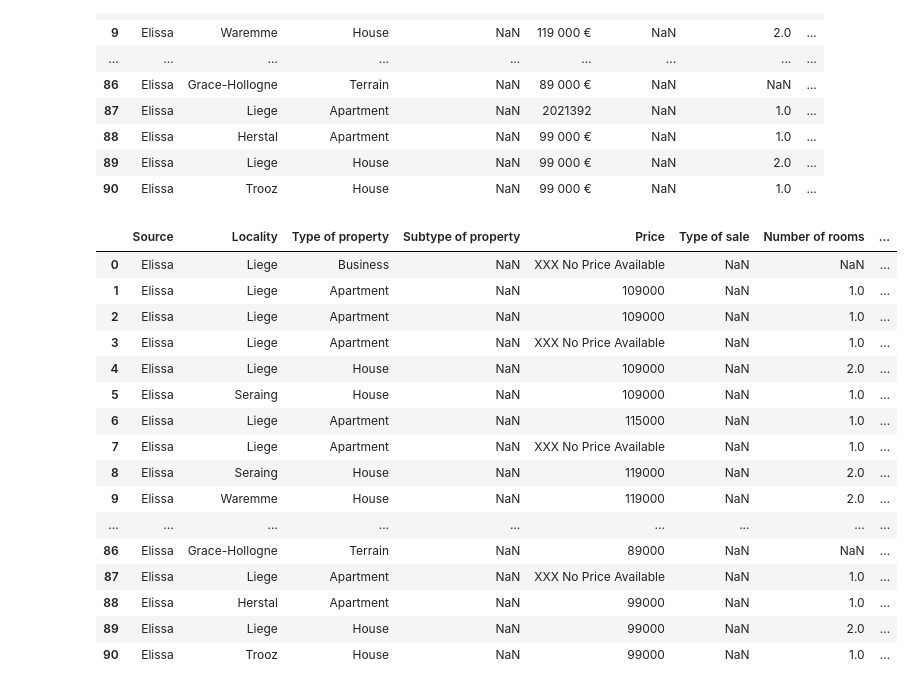
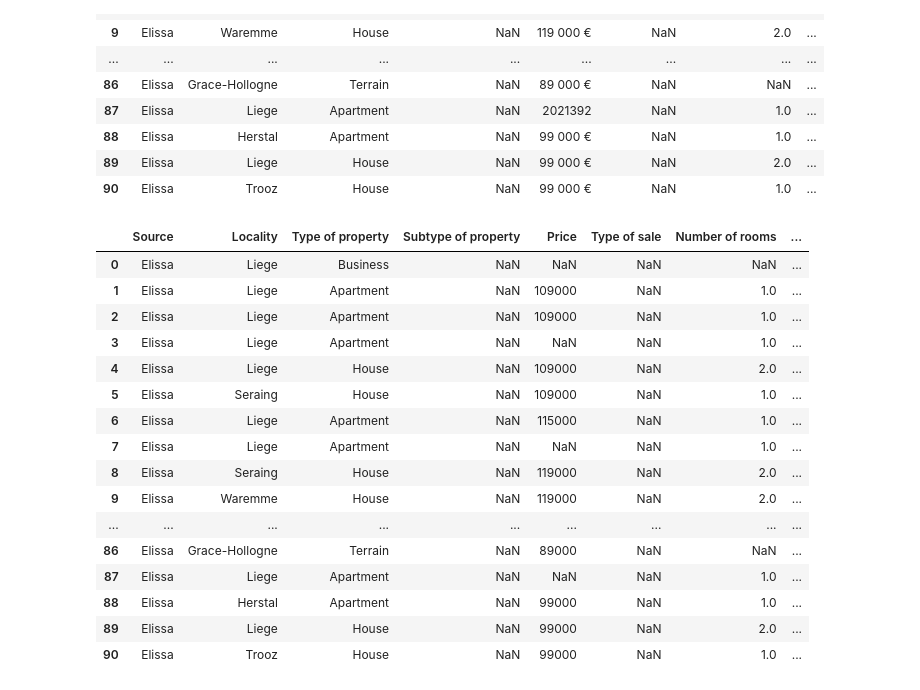
Before and after one commit to PhilippeJanssens/ImmoEliza, a Jupyter notebook: Phil_Work_on_eliza.csv.ipynb, the cells around one changed output. Cells and saved outputs as stored; diff of their text form; code cells hidden in the pictures.

Commit message:
change no price available tot NaN in PHJ_Work..eliza.csv..

```diff
--- a/Phil_Work_on_eliza.csv.ipynb
+++ b/Phil_Work_on_eliza.csv.ipynb
@@ -139,37 +139,37 @@ df_ElizaDATASET
 # %%
 for index, row in df_ElizaDATASET.iterrows():
 
     if "€" not in row["Price"]:
 
-        df_ElizaDATASET.at[index, "Price"] = "XXX No Price Available"
+        df_ElizaDATASET.at[index, "Price"] = "NaN"
     else:
 
         newpricestr = ""
         for char in row["Price"]:
             if char != " " and char != "€":
                 newpricestr += char
             else:
                 continue
             df_ElizaDATASET.at[index, "Price"] = int(newpricestr)
             #print(df_ElizaDATASET.at[index, "Price"], type(df_ElizaDATASET.at[index, "Price"]))
         continue
 
 df_ElizaDATASET
 # %% [output]
 |  | Source | Locality | Type of property | Subtype of property | Price | Type of sale | Number of rooms | ... |
-| 0 | Elissa | Liege | Business | NaN | XXX No Price Available | NaN | NaN | ... |
+| 0 | Elissa | Liege | Business | NaN | NaN | NaN | NaN | ... |
 | 1 | Elissa | Liege | Apartment | NaN | 109000 | NaN | 1.0 | ... |
 | 2 | Elissa | Liege | Apartment | NaN | 109000 | NaN | 1.0 | ... |
-| 3 | Elissa | Liege | Apartment | NaN | XXX No Price Available | NaN | 1.0 | ... |
+| 3 | Elissa | Liege | Apartment | NaN | NaN | NaN | 1.0 | ... |
 | 4 | Elissa | Liege | House | NaN | 109000 | NaN | 2.0 | ... |
 | 5 | Elissa | Seraing | House | NaN | 109000 | NaN | 1.0 | ... |
 | 6 | Elissa | Liege | Apartment | NaN | 115000 | NaN | 1.0 | ... |
-| 7 | Elissa | Liege | Apartment | NaN | XXX No Price Available | NaN | 1.0 | ... |
+| 7 | Elissa | Liege | Apartment | NaN | NaN | NaN | 1.0 | ... |
 | 8 | Elissa | Seraing | House | NaN | 119000 | NaN | 2.0 | ... |
 | 9 | Elissa | Waremme | House | NaN | 119000 | NaN | 2.0 | ... |
 | ... | ... | ... | ... | ... | ... | ... | ... | ... |
 | 86 | Elissa | Grace-Hollogne | Terrain | NaN | 89000 | NaN | NaN | ... |
-| 87 | Elissa | Liege | Apartment | NaN | XXX No Price Available | NaN | 1.0 | ... |
+| 87 | Elissa | Liege | Apartment | NaN | NaN | NaN | 1.0 | ... |
 | 88 | Elissa | Herstal | Apartment | NaN | 99000 | NaN | 1.0 | ... |
 | 89 | Elissa | Liege | House | NaN | 99000 | NaN | 2.0 | ... |
 | 90 | Elissa | Trooz | House | NaN | 99000 | NaN | 1.0 | ... |
```
Also changed, not shown: 1 other file.
